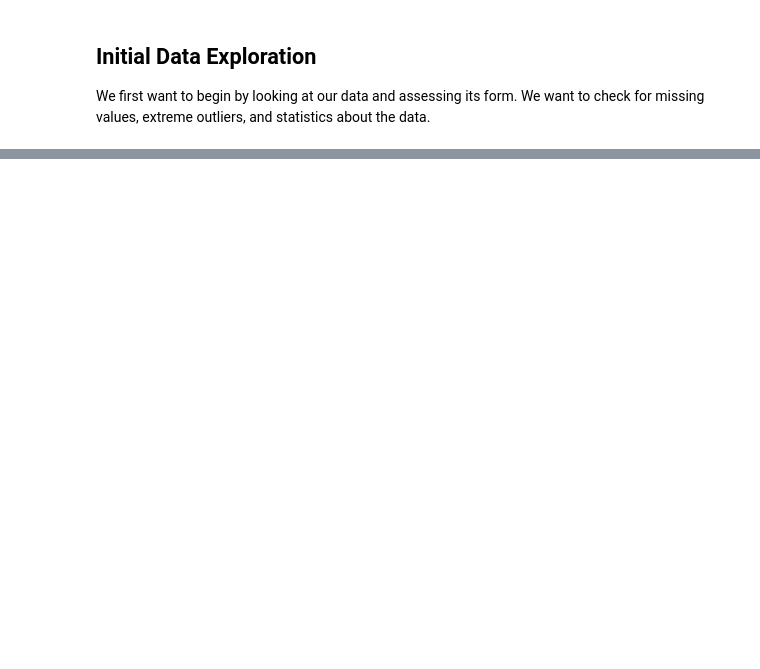
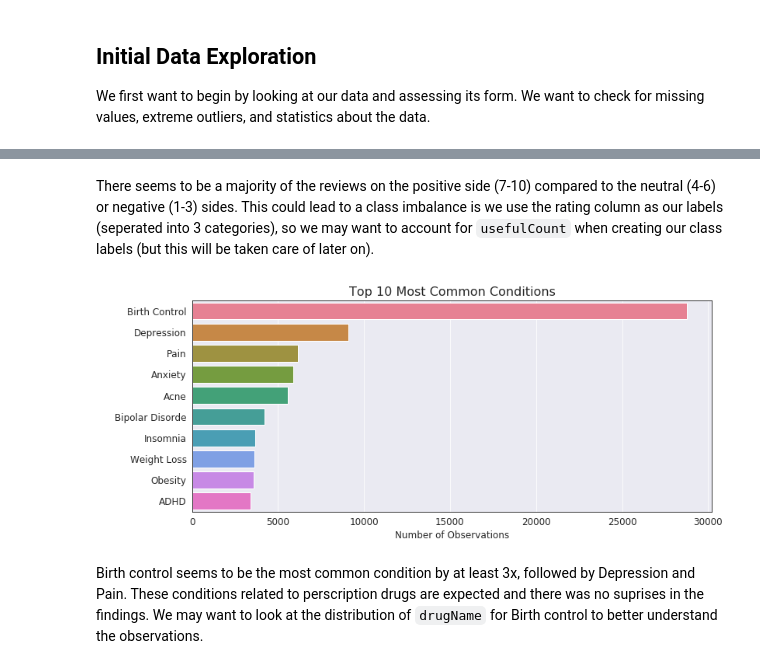
Before and after one commit to dhelms1/drug_data_analysis, a Jupyter notebook: DataExploration.ipynb, the cells around one changed output, grey strips where cells are left out. Drawn from its saved outputs; the diff is of its cells as text; code cells hidden in the pictures; blank space fills up the shorter version.

```diff
--- a/DataExploration.ipynb
+++ b/DataExploration.ipynb
@@ -86,0 +156,15 @@ train_data[train_data.condition == '12</span> users found this comment helpful.'
+# %% [markdown]
+There seems to be a majority of the reviews on the positive side (7-10) compared to the neutral (4-6) or negative (1-3) sides. This could lead to a class imbalance is we use the rating column as our labels (seperated into 3 categories), so we may want to account for `usefulCount` when creating our class labels (but this will be taken care of later on).
+# %%
+top10_condition = train.groupby('condition').agg('count').sort_values(by ='drugName', ascending=False)[:10]
+
+plt.figure(figsize=(12,5))
+sns.barplot(y=top10_condition['index'].index, x=top10_condition['index'].values, palette=sns.color_palette("husl", 10))
+plt.xlabel('Number of Observations')
+plt.ylabel(' ')
+plt.title('Top 10 Most Common Conditions')
+plt.show();
+# %% [output]
+[figure, added]
+# %% [markdown]
+Birth control seems to be the most common condition by at least 3x, followed by Depression and Pain. These conditions related to perscription drugs are expected and there was no suprises in the findings. We may want to look at the distribution of `drugName` for Birth control to better understand the observations.
```
Also changed, not shown: parts of 22 cells of this notebook, 1 other file.
